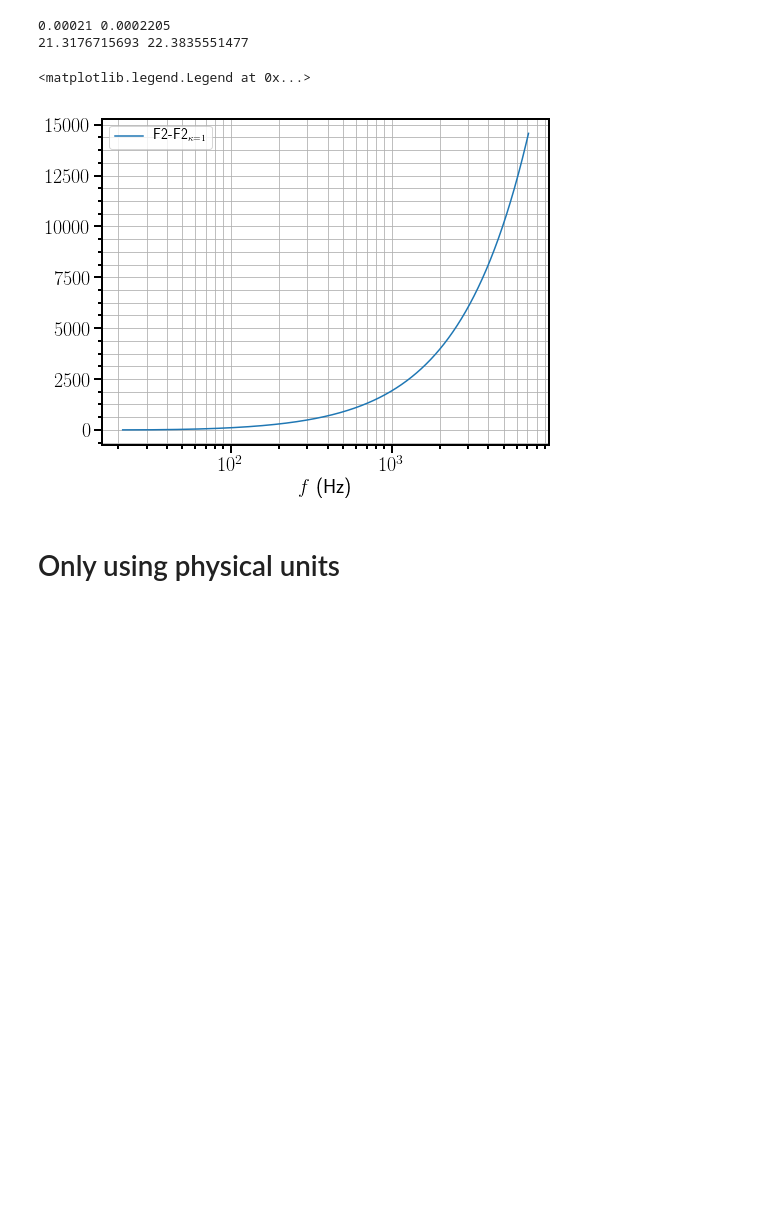
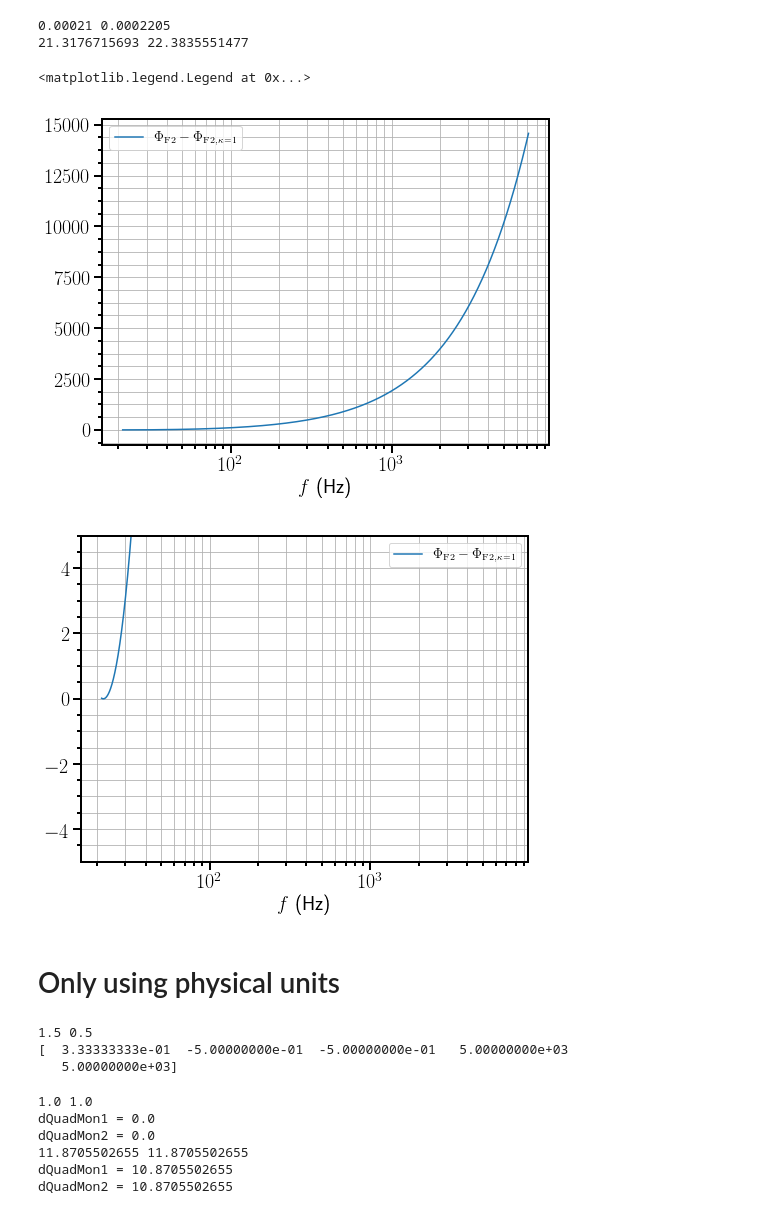
Before and after one commit to benjaminlackey/gpsurrogate, a Jupyter notebook: notebooks/EOBQM/QMEffect.ipynb, the cells around one changed output. Drawn from its saved outputs; the diff is of its cells as text; code cells hidden in the pictures; blank space fills up the shorter version.

```diff
--- a/notebooks/EOBQM/QMEffect.ipynb
+++ b/notebooks/EOBQM/QMEffect.ipynb
@@ -615,18 +680,80 @@ f2phys_qm = wave.dimensionless_to_physical_freq(f2_qm, 2.0, 100)
 # %%
 fs = f2phys_noqm.x
 
+
 fig, ax = plt.subplots()
-ax.plot(fs, f2phys_qm.phase-f2phys_noqm.phase, label=r'F2-F2$_{\kappa=1}$')
-
+ax.plot(fs, f2phys_qm.phase-f2phys_noqm.phase, label=r'$\Phi_{\rm F2}-\Phi_{\rm F2, \kappa=1}$')
 ax.set_xscale('log')
 #ax.set_xlim(10, 2000)
 #ax.set_ylim(-5000, 5000)
 ax.set_xlabel(r'$f$ (Hz)')
 ax.minorticks_on()
 ax.grid(which='both')
 ax.legend()
+
+
+fig, ax = plt.subplots()
+ax.plot(fs, f2phys_qm.phase-f2phys_noqm.phase, label=r'$\Phi_{\rm F2}-\Phi_{\rm F2, \kappa=1}$')
+ax.set_xscale('log')
+#ax.set_xlim(10, 2000)
+ax.set_ylim(-5, 5)
+ax.set_xlabel(r'$f$ (Hz)')
+ax.minorticks_on()
+ax.grid(which='both')
+ax.legend()
 # %% [output]
 <matplotlib.legend.Legend at 0x...>
-[figure, old version]
+[figure, new version]
+[figure, added]
 # %% [markdown]
 # Only using physical units
+# %%
+npoints=10000
+fs = np.logspace(np.log10(20), np.log10(2000), npoints)
+
+q, chi1, chi2, lambda1, lambda2 = params
+
+mtot = 2.0
+mass1 = mtot/(1.0+q)
+mass2 = mtot*q/(1.0+q)
+
+print mass1, mass2
+print params
+# %% [output]
+1.5 0.5
+[  3.33333333e-01  -5.00000000e-01  -5.00000000e-01   5.00000000e+03
+   5.00000000e+03]
+# %%
+delta_f=1.0e-3
+
+f_min = fs[0]
+f_max = fs[-1]
+
+f2_noqm = lalwaveform.lalsim_fd_waveform(
+    approximant='TaylorF2',
+    distance=100, inclination=0.0,
+    mass1=mass1, mass2=mass2,
+    spin1x=0.0, spin1y=0.0, spin1z=chi1,
+    spin2x=0.0, spin2y=0.0, spin2z=chi2,
+    lambda1=lambda1, lambda2=lambda2,
+    quad1=1.0, quad2=1.0,
+    f_min=f_min, f_max=f_max, delta_f=delta_f)
+f2_noqm.resample(fs)
+
+f2_qm = lalwaveform.lalsim_fd_waveform(
+    approximant='TaylorF2',
+    distance=100, inclination=0.0,
+    mass1=mass1, mass2=mass2,
+    spin1x=0.0, spin1y=0.0, spin1z=chi1,
+    spin2x=0.0, spin2y=0.0, spin2z=chi2,
+    lambda1=lambda1, lambda2=lambda2,
+    quad1=None, quad2=None,
+    f_min=f_min, f_max=f_max, delta_f=delta_f)
+f2_qm.resample(fs)
+# %% [output]
+1.0 1.0
+dQuadMon1 = 0.0
+dQuadMon2 = 0.0
+11.8705502655 11.8705502655
+dQuadMon1 = 10.8705502655
+dQuadMon2 = 10.8705502655
```
Also changed, not shown: parts of 24 cells of this notebook, 14 other files.
